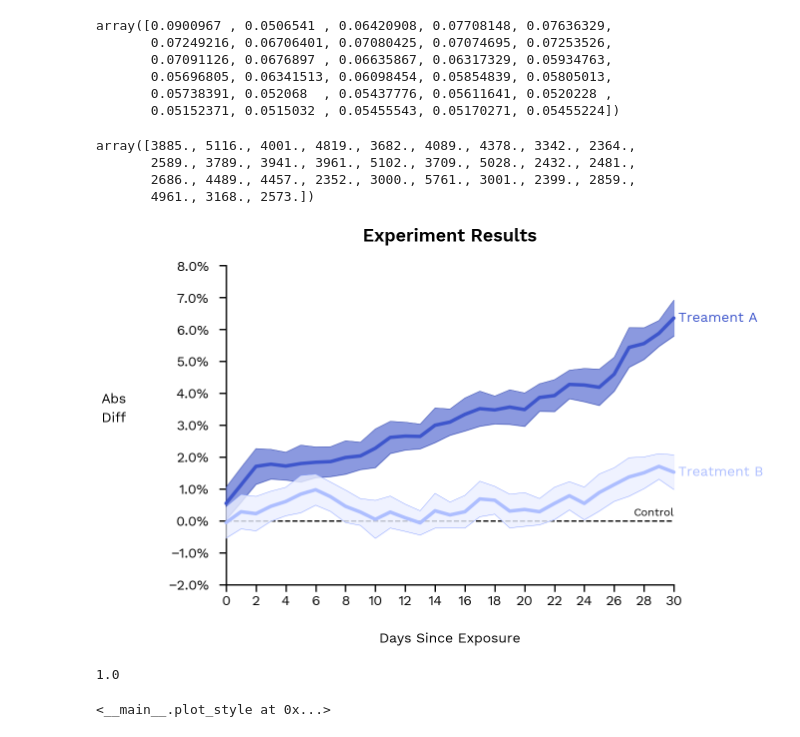
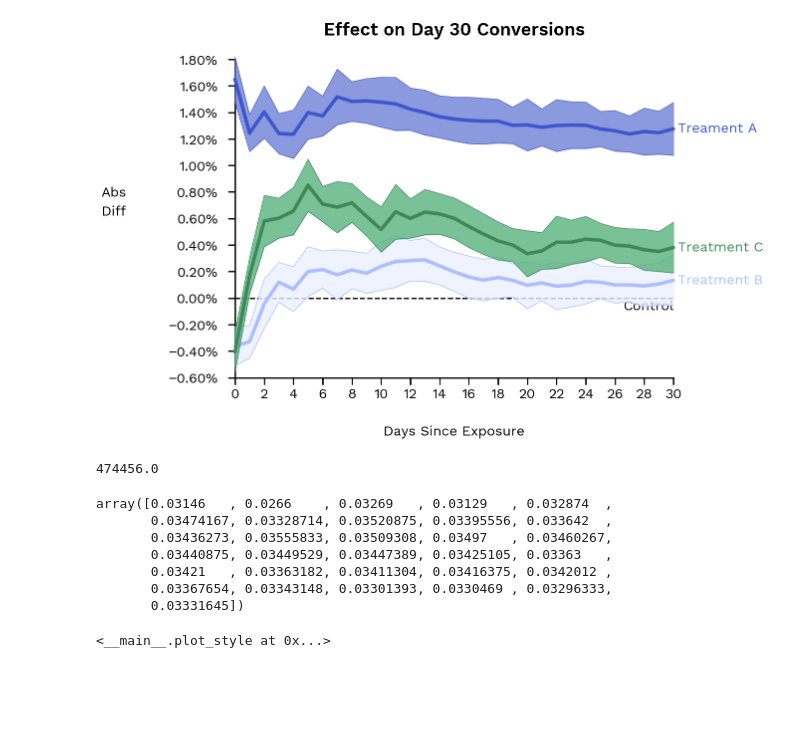
Before and after one commit to alexdsbreslav/quicklooks, a Jupyter notebook: Untitled.ipynb, the cells around one changed output. Drawn from its saved outputs; the diff is of its cells as text; code cells hidden in the pictures; blank space fills up the shorter version.

```diff
--- a/Untitled.ipynb
+++ b/Untitled.ipynb
@@ -2,50 +2,38 @@
 import quicklook as ql
 import numpy as np
 import pandas as pd
-# %%
-treat0.cumsum()/control.cumsum() - 1
-# %% [output]
-array([0.0900967 , 0.0506541 , 0.06420908, 0.07708148, 0.07636329,
-       0.07249216, 0.06706401, 0.07080425, 0.07074695, 0.07253526,
-       0.07091126, 0.0676897 , 0.06635867, 0.06317329, 0.05934763,
-       0.05696805, 0.06341513, 0.06098454, 0.05854839, 0.05805013,
-       0.05738391, 0.052068  , 0.05437776, 0.05611641, 0.0520228 ,
-       0.05152371, 0.0515032 , 0.05455543, 0.05170271, 0.05455224])
-# %%
-treat0
-# %% [output]
-array([3885., 5116., 4001., 4819., 3682., 4089., 4378., 3342., 2364.,
-       2589., 3789., 3941., 3961., 5102., 3709., 5028., 2432., 2481.,
-       2686., 4489., 4457., 2352., 3000., 5761., 3001., 2399., 2859.,
-       4961., 3168., 2573.])
 # %%
 # ---- create data
 rng = np.random.RandomState(4)
 
-shape = rng.randint(2e2,5e2,31)
-exposures = np.full(31,10000)
+shape = rng.randint(2e3,5e3,31)
+exposures = np.full(31,100000)
 
 control = shape
 p = control/exposures
 pqnc = p*(1-p)/exposures
 
-treat0 = np.round(shape * (1.075 * rng.uniform(0.9,1.1,31)))
+treat0 = np.round(shape * (1.4 * rng.uniform(0.9,1.1,31)))
 p = treat0/exposures
 pqn0 = p*(1-p)/exposures
 
-treat1 = np.round(shape * (1.01 * rng.uniform(0.9,1.1,31)))
+treat1 = np.round(shape * (1.04 * rng.uniform(0.8,1.2,31)))
 p = treat1/exposures
 pqn1 = p*(1-p)/exposures
+
+treat2 = np.round(shape * (1.12 * rng.uniform(0.7,1.3,31)))
+p = treat2/exposures
+pqn2 = p*(1-p)/exposures
 
 # ---- plot
 chart_skeleton = ql.chart_skeleton(
 size = ql.chart_size.half_slide,
 color_library = ql.color_libraries.skygrove,
-title = 'Experiment Results',
+title = 'Effect on Day 30 Conversions',
 xlabel = 'Days Since Exposure',
 ylabel = 'Abs\nDiff',
-x_min_max = (0,30), y_min_max = (-0.02,0.08),
-xtick_interval = 2, ytick_interval = 0.01,
+x_min_max = (0,30), y_min_max = (-0.006,0.018),
+xtick_interval = 2, ytick_interval = 0.002,
 xtick_labels = ql.chart_xlabel.default,
 ytick_labels = ql.chart_ylabel.percents,
 horizontal_gridlines_on = False,
@@ -54,7 +42,7 @@ vertical_gridlines_on = False);
 # ---- [PLACEHOLDER] describe your line plot -------------------------------
 line = ql.line_plot(chart_skeleton,
 x = np.linspace(0,30,31),
-y = (treat0.cumsum()-control.cumsum())/exposures,
+y = (treat0.cumsum() - control.cumsum())/exposures.cumsum(),
 yerror = 1.96*np.sqrt(pqnc+pqn0), #If no values, None
 color = chart_skeleton.color_library.default,
 linewidth = 5,
@@ -68,46 +56,73 @@ layer_order = 2)
 # ---- [PLACEHOLDER] describe your line plot -------------------------------
 line = ql.line_plot(chart_skeleton,
 x = np.linspace(0,30,31),
-y = (treat1.cumsum()-control.cumsum())/exposures,
+y = (treat1.cumsum()-control.cumsum())/exposures.cumsum(),
 yerror = 1.96*np.sqrt(pqnc+pqn1), #If no values, None
 color = chart_skeleton.color_library.periwinkle,
 linewidth = 5,
 linestyle = '-', #['-', '--', ':', '-.']
 marker_shape = None, #['o', '.', 'v', '^', 's', 'd', 'D', 'X', 'x']
 opacity = 1,
 label_for_legend = 'Treatment B',
+plot_label = True,
+layer_order = 2)
+
+# ---- [PLACEHOLDER] describe your line plot -------------------------------
+line = ql.line_plot(chart_skeleton,
+x = np.linspace(0,30,31),
+y = (treat2.cumsum()-control.cumsum())/exposures.cumsum(),
+yerror = 1.96*np.sqrt(pqnc+pqn2), #If no values, None
+color = chart_skeleton.color_library.sea_green,
+linewidth = 5,
+linestyle = '-', #['-', '--', ':', '-.']
+marker_shape = None, #['o', '.', 'v', '^', 's', 'd', 'D', 'X', 'x']
+opacity = 1,
+label_for_legend = 'Treatment C',
 plot_label = True,
 layer_order = 2)
 
 # ---- [PLACEHOLDER] describe reference line -------------------------------
 ref_line = ql.reference_line(chart_skeleton,
 line_type = 'h', #['h' (hor), 'v' (vert), 'du' (diag-up), 'dd' (diag-down)]
 location = 0, #If diag-up or diag-down, None
 color = chart_skeleton.color_library.text,
 linewidth = 2,
 linestyle = '--', #['-', '--', ':', '-.']
 marker_shape = None, #['o', '.', 'v', '^', 's', 'd', 'D', 'X', 'x']
 opacity = 1,
 label_for_legend = '',
 layer_order = 1)
 
 text = ql.text(chart_skeleton,
 text = 'Control',
-text_size = chart_skeleton.font_style.size.m,
+text_size = chart_skeleton.font_style.size.l,
 color = chart_skeleton.color_library.text,
 text_location_on_x_axis = 30,
-text_location_on_y_axis = 0.08*0.01,
+text_location_on_y_axis = -0.015*0.01,
 horizontal_align = 'right', #['center', 'left', 'right']
-vertical_align = 'bottom', #['center', 'top', 'bottom']
+vertical_align = 'top', #['center', 'top', 'bottom']
 rotation = 0,
 box_around_text = False,
 layer_order = 1)
+
+# legend = ql.legend(chart_skeleton,
+# legend_location = ql.legend.loc.low_center, frame=False);
 # %% [output]
-[figure, old version]
+[figure, new version]
 # %%
-np.max((np.linspace(1,0,10)))
+exposures.sum() * 12 * ((treat0.cumsum() - control.cumsum())/exposures.cumsum())[-1]
 # %% [output]
-1.0
+474456.0
+# %%
+control.cumsum()/exposures.cumsum()
+# %% [output]
+array([0.03146   , 0.0266    , 0.03269   , 0.03129   , 0.032874  ,
+       0.03474167, 0.03328714, 0.03520875, 0.03395556, 0.033642  ,
+       0.03436273, 0.03555833, 0.03509308, 0.03497   , 0.03460267,
+       0.03440875, 0.03449529, 0.03447389, 0.03425105, 0.03363   ,
+       0.03421   , 0.03363182, 0.03411304, 0.03416375, 0.0342012 ,
+       0.03367654, 0.03343148, 0.03301393, 0.0330469 , 0.03296333,
+       0.03331645])
 # %%
 ps = plot_style('half_slide','Users')
 # %%
```
Also changed, not shown: 1 other file.
